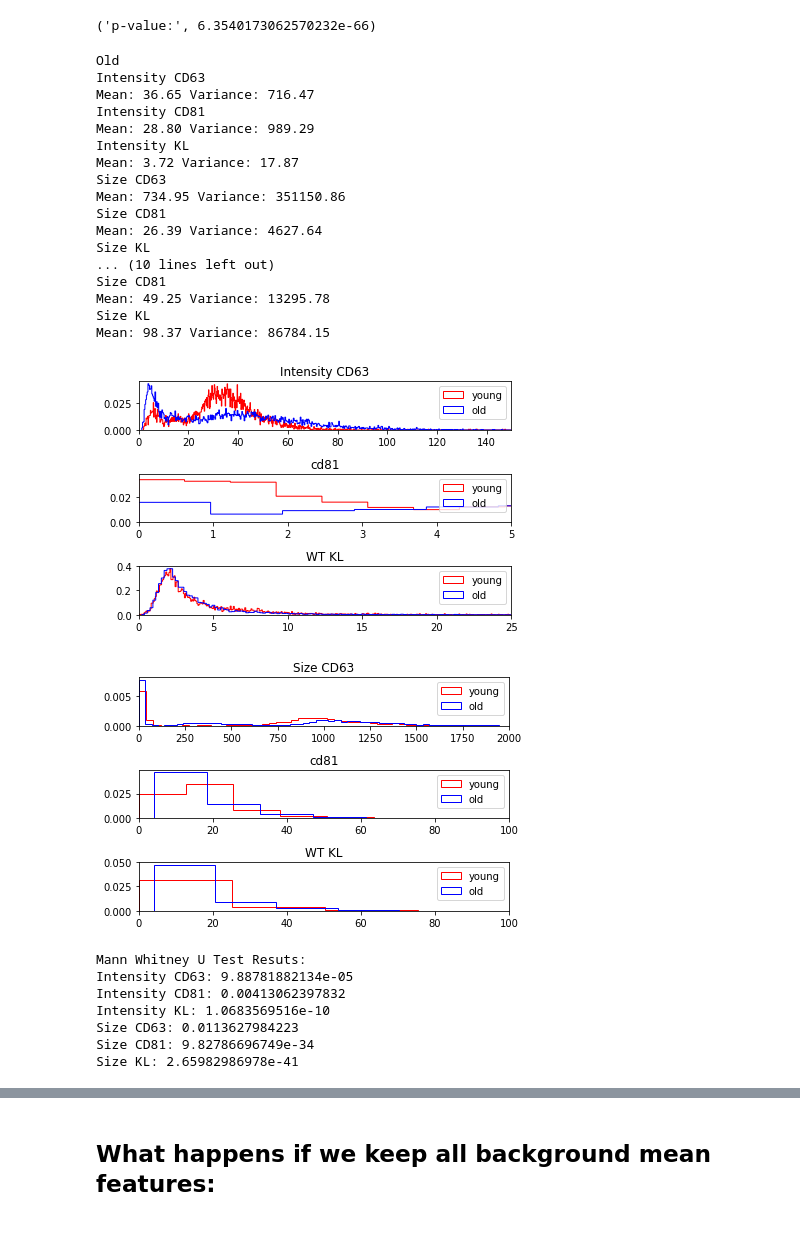
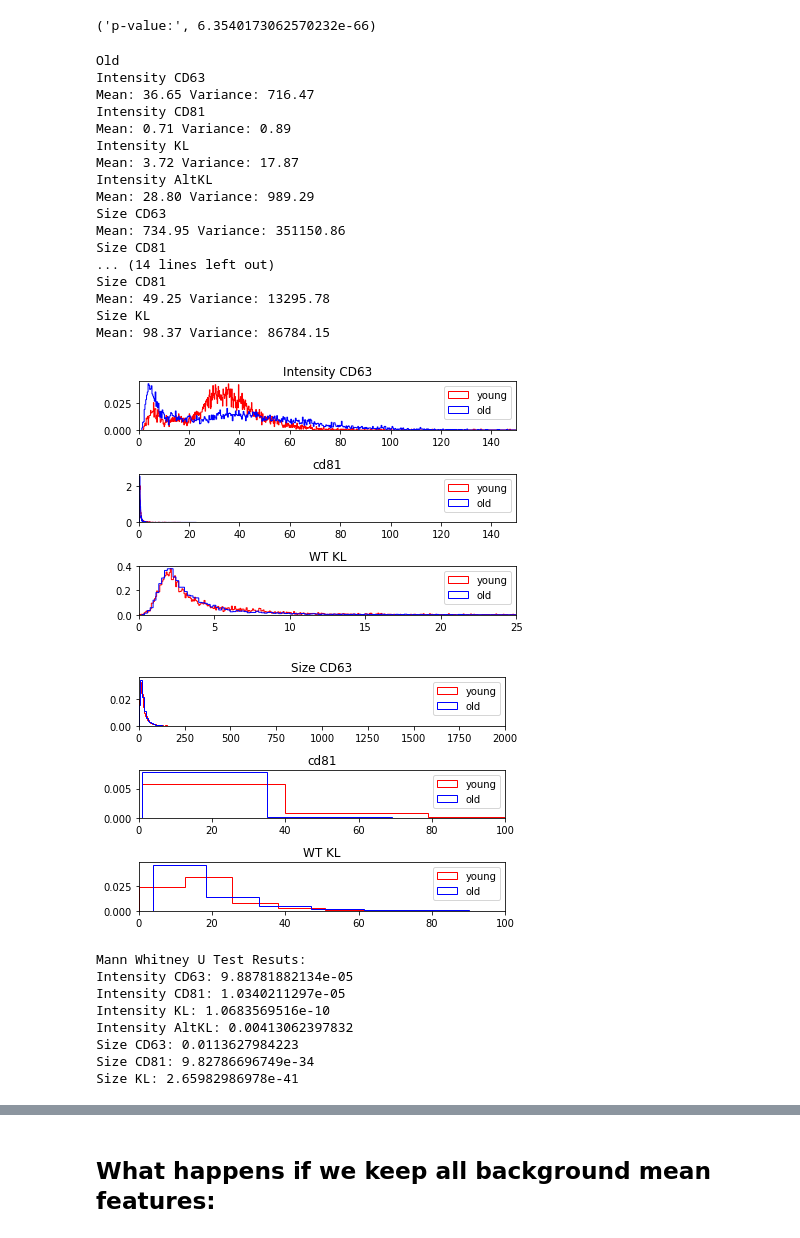
Before and after one commit to ankitbhatia/bioimage_aging, a Jupyter notebook: 26th Feb dataset.ipynb, the cells around one changed output, grey strips where cells are left out. Saved outputs shown, nothing was run; the diff lists cells and outputs as text; code cells hidden in the pictures.

```diff
--- a/26th Feb dataset.ipynb
+++ b/26th Feb dataset.ipynb
@@ -53 +66,3 @@ for idx,row in enumerate(tqdm(filtered)):
+# %%
+unfiltered_db = filtered_db
 # %%
@@ -216,23 +234,27 @@ new_db = filtered_db
 new_db = new_db.sample(frac=1)
 
 # Create the outputs Class
-Y = new_db.Intensity_MC_Ch11.to_numpy()
+Y = unfiltered_db.Intensity_MC_Ch11.to_numpy()
 # Y = Y>0 # ch11> = 1, ch11< = 0
 # print(np.count_nonzero(Y))
 X = new_db.drop(['Class', 'Object Number',], axis=1)
 X = X.drop([i for i in X.columns if "Bkgd Mean" in i] , axis=1)
 X = X.drop([i for i in X.columns if "Aspect Ratio_M02" in i] , axis=1)
-# X = X.drop([i for i in X.columns if "09" in i] , axis=1)
+X = X.drop([i for i in X.columns if "09" in i] , axis=1)
 # X = X.drop([i for i in X.columns if "06" in i] , axis=1)
 X = X.drop([i for i in X.columns if "11" in i] , axis=1)
 
 #This should drop nothing.
 X = X.drop(X.columns[X.isna().any()].tolist(), axis=1)
 
+# Min Max scaler to normalize all data:
+min_max_scaler = preprocessing.MinMaxScaler()
+x_scaled = min_max_scaler.fit_transform(X.to_numpy())
+y_scaled = Y/np.linalg.norm(Y)
 # train a classifier on all the data
 # clf = DecisionTreeClassifier(criterion='entropy')
 reg = LinearRegression()
-sol = reg.fit(X.to_numpy(),Y.astype('int'))
+sol = reg.fit(x_scaled,y_scaled)
 
 # Print out the feature importances
 print('Feature Importances:')
@@ -244,7 +266,7 @@ for i in range(0,10):
     imp[np.argmax(imp)] = 0
 
 # Print the crossvalidation score:
-s = cross_val_score(reg, X.to_numpy(), Y.astype('int'), cv=10, n_jobs=-1, scoring='neg_mean_squared_error')
+s = cross_val_score(reg, x_scaled, y_scaled, cv=10, n_jobs=-1, scoring='neg_mean_squared_error')
 print('Cross-validation Score: ' + str(np.mean(s)))
 print('Cross-validation Score Var: ' + str(np.var(s)))
 
@@ -252,9 +274,9 @@ print('Cross-validation Score Var: ' + str(np.var(s)))
 sorted_d = OrderedDict(sorted(features.items(), key=lambda x: x[1]))
 names = list(sorted_d.keys())
 values = list(sorted_d.values())
-plt.figure()
-plt.bar(names, values)
-plt.xticks(rotation=90)
-plt.show()
+
+df = pd.DataFrame(list(zip(values,names))).set_index(1)
+
+df.plot.bar()
 # %% [output]
 Feature Importances:
@@ -280,7 +303,7 @@ new_db = filtered_db
 new_db = new_db.sample(frac=1)
 
 # Create the outputs Class
-Y = new_db.Intensity_MC_Ch04.to_numpy()
+Y = unfiltered_db.Intensity_MC_Ch04.to_numpy()
 # Y = Y>0 # ch04> = 1, ch04< = 0
 X = new_db.drop(['Class', 'Object Number',], axis=1)
 X = X.drop([i for i in X.columns if "Bkgd Mean" in i] , axis=1)
@@ -296,10 +319,12 @@ X = X.drop(X.columns[X.isna().any()].tolist(), axis=1)
 # clf = DecisionTreeClassifier(criterion='entropy')
 # sol = clf.fit(X.to_numpy(),Y.astype('int'))
 
+min_max_scaler = preprocessing.MinMaxScaler()
+x_scaled = min_max_scaler.fit_transform(X.to_numpy())
+y_scaled = Y/np.linalg.norm(Y)
 # Print out the feature importances
 reg = LinearRegression()
-sol = reg.fit(X.to_numpy(),Y.astype('int'))
-
+sol = reg.fit(x_scaled,y_scaled)
 # Print out the feature importances
 print('Feature Importances:')
 imp = sol.coef_
@@ -310,17 +335,20 @@ for i in range(0,10):
     imp[np.argmax(imp)] = 0
 
 # Print the crossvalidation score:
-s = cross_val_score(reg, X.to_numpy(), Y.astype('int'), cv=10, n_jobs=-1, scoring='neg_mean_squared_error')
+s = cross_val_score(reg, x_scaled, y_scaled,cv=10, n_jobs=-1, scoring='neg_mean_squared_error')
 print('Cross-validation Score: ' + str(np.mean(s)))
 print('Cross-validation Score Var: ' + str(np.var(s)))
 
 # # Plot a graph with all the features
-# sorted_d = OrderedDict(sorted(features.items(), key=lambda x: x[1]))
-# names = list(sorted_d.keys())
-# values = list(sorted_d.values())
+sorted_d = OrderedDict(sorted(features.items(), key=lambda x: x[1]))
+names = list(sorted_d.keys())
+values = list(sorted_d.values())
 # plt.figure()
 # plt.bar(names, values)
 # plt.xticks(rotation=90)
 # plt.show()
+df = pd.DataFrame(list(zip(values,names))).set_index(1)
+
+df.plot.bar()
 # %% [output]
 Feature Importances:
@@ -542,52 +609,56 @@ analysis.getContingencyMatrix()
 | CD9- | 565.0 | 144.0 |
 ('p-value:', 6.3540173062570232e-66)
 # %%
-hist_range = [[0,150],[0,5],[0,25],[0,2000],[0,100],[0,100]]
+hist_range = [[0,150],[0,150],[0,25],[0,2000],[0,100],[0,100]]
 # hist_range = []
 dist = analysis.getTotalIntensityDistribution(hist_range)
 
-labels = ['Intensity CD63', 'Intensity CD81', 'Intensity KL','Size CD63', 'Size CD81', 'Size KL']
+labels = ['Intensity CD63', 'Intensity CD81', 'Intensity KL','Intensity AltKL','Size CD63', 'Size CD81', 'Size KL']
 for key in dist:
     print (key)
     for i,label in enumerate(labels):
         print(label)
         print('Mean: {0:.2f} Variance: {1:.2f}'.format(dist[key]['Mean'][i],dist[key]['Var'][i]))
 # %% [output]
 Old
 Intensity CD63
 Mean: 36.65 Variance: 716.47
 Intensity CD81
-Mean: 28.80 Variance: 989.29
+Mean: 0.71 Variance: 0.89
 Intensity KL
 Mean: 3.72 Variance: 17.87
+Intensity AltKL
+Mean: 28.80 Variance: 989.29
 Size CD63
 Mean: 734.95 Variance: 351150.86
 Size CD81
-Mean: 26.39 Variance: 4627.64
-Size KL
-... (10 lines left out)
+... (14 lines left out)
 Size CD81
 Mean: 49.25 Variance: 13295.78
 Size KL
 Mean: 98.37 Variance: 86784.15
-[figure, old version]
+[figure, new version]
-[figure, old version]
+[figure, new version]
 # %%
 points_young = analysis.points_young
 points_old = analysis.points_old
 
 from scipy.stats import mannwhitneyu
 print ('Mann Whitney U Test Resuts:')
-labels = ['Intensity CD63', 'Intensity CD81', 'Intensity KL','Size CD63', 'Size CD81', 'Size KL']
-for i in range(0,6):
+labels = ['Intensity CD63', 'Intensity CD81', 'Intensity KL','Intensity AltKL', 'Size CD63', 'Size CD81', 'Size KL']
+for i in range(0,7):
     young = points_young[:,i]
     old = points_old[:,i]
     print(labels[i] + ': ' +  str(mannwhitneyu(young, old)[1]))
+
+np.savetxt('points_young.csv', points_young, header='young\n'+','.join(labels),delimiter=',')
+np.savetxt('points_old.csv', points_old, header='old\n'+','.join(labels),delimiter=',')
 # %% [output]
 Mann Whitney U Test Resuts:
 Intensity CD63: 9.88781882134e-05
-Intensity CD81: 0.00413062397832
+Intensity CD81: 1.0340211297e-05
 Intensity KL: 1.0683569516e-10
+Intensity AltKL: 0.00413062397832
 Size CD63: 0.0113627984223
 Size CD81: 9.82786696749e-34
 Size KL: 2.65982986978e-41
```
Also changed, not shown: parts of 20 cells of this notebook, 2 other files.
